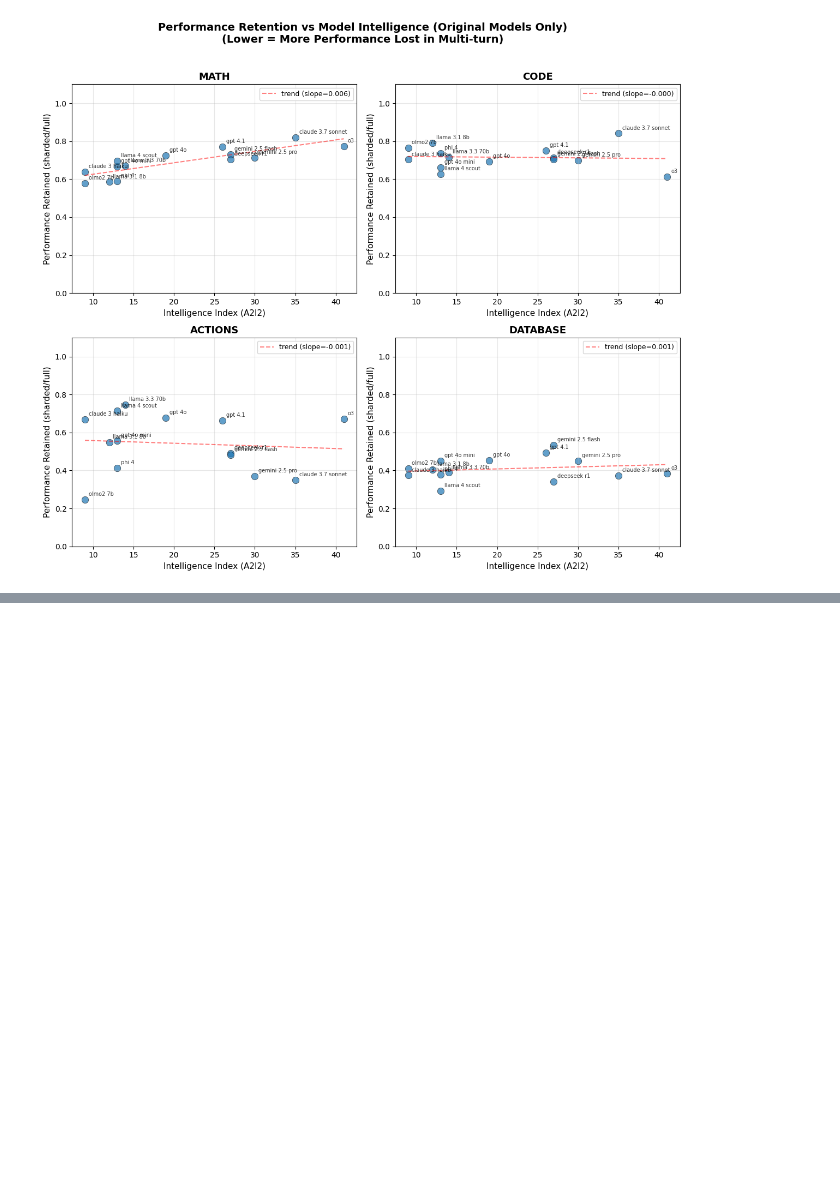
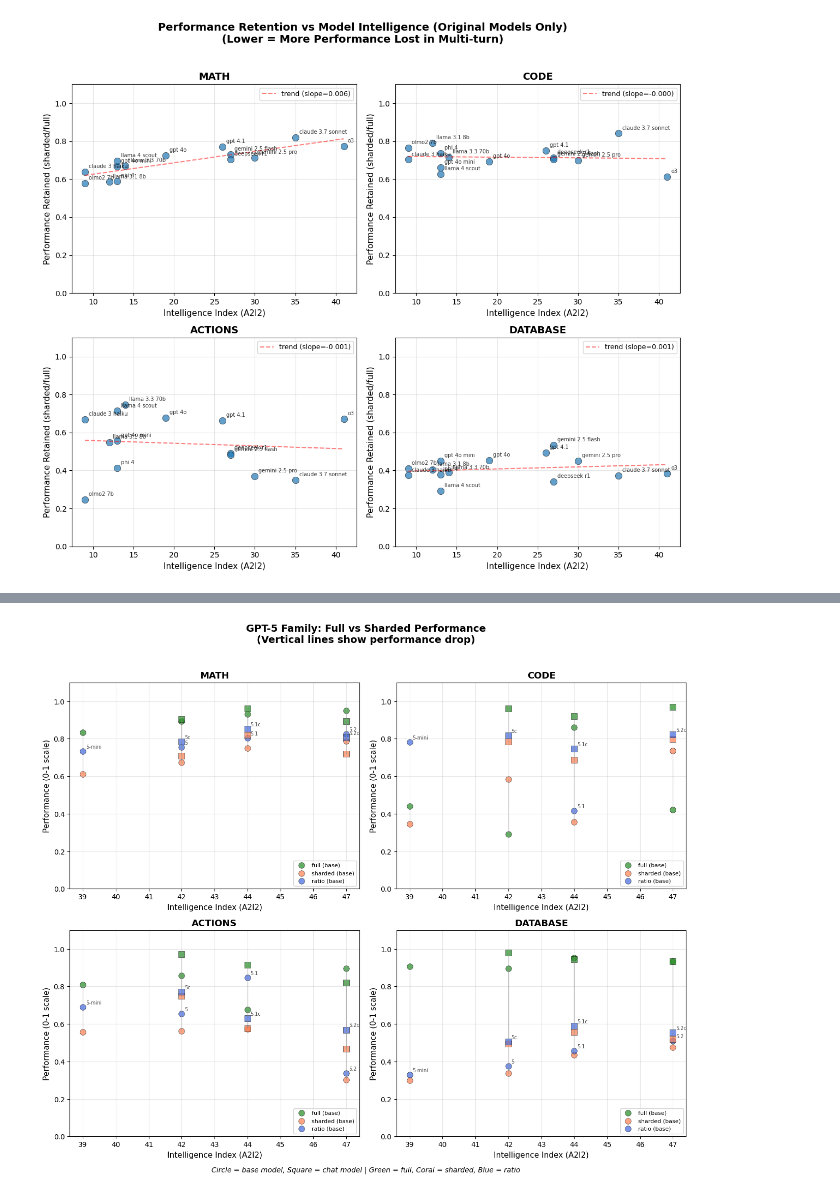
Before and after one commit to matt-seb-ho/ctx_editor, a Jupyter notebook: notebooks/plot_against_capacity.ipynb, the cells around one changed output, grey strips where cells are left out. Drawn from its saved outputs; the diff is of its cells as text; code cells hidden in the pictures; blank space fills up the shorter version.

```diff
--- a/notebooks/plot_against_capacity.ipynb
+++ b/notebooks/plot_against_capacity.ipynb
@@ -294,0 +546,68 @@ plt.show()
+# %%
+# =============================================================================
+# FIGURE: GPT-5 Family - Full, Sharded, and Ratio
+# =============================================================================
+fig, axes = plt.subplots(2, 2, figsize=(13, 11))
+axes = axes.flatten()
+
+colors = {'full': 'forestgreen', 'sharded': 'coral', 'ratio': 'royalblue'}
+markers = {'base': 'o', 'chat': 's'}
+
+for ax, task in zip(axes, tasks_of_interest):
+    task_df = df_gpt5_normalized[df_gpt5_normalized["task"] == task].copy()
+
+    # Separate base and chat
+    task_df["variant"] = task_df["model"].apply(lambda x: "chat" if "-chat" in x else "base")
+
+    for variant in ["base", "chat"]:
+        vdf = task_df[task_df["variant"] == variant]
+        marker = markers[variant]
+
+        # Plot full performance (green)
+        ax.scatter(vdf["intelligence"], vdf["full"],
+                   s=70, alpha=0.7, edgecolors='black', linewidth=0.5,
+                   color=colors['full'], marker=marker,
+                   label=f"full ({variant})" if variant == "base" else None)
+
+        # Plot sharded performance (coral/red)
+        ax.scatter(vdf["intelligence"], vdf["sharded"],
+                   s=70, alpha=0.7, edgecolors='black', linewidth=0.5,
+                   color=colors['sharded'], marker=marker,
+                   label=f"sharded ({variant})" if variant == "base" else None)
+
+        # Plot ratio (blue) - on secondary y-axis conceptually but keep on same scale
+        ax.scatter(vdf["intelligence"], vdf["proportion_retained"],
+                   s=70, alpha=0.7, edgecolors='black', linewidth=0.5,
+                   color=colors['ratio'], marker=marker,
+                   label=f"ratio ({variant})" if variant == "base" else None)
+
+        # Connect full->sharded with lines for each model
+        for _, row in vdf.iterrows():
+            ax.plot([row["intelligence"], row["intelligence"]],
+                    [row["full"], row["sharded"]],
+                    color='gray', alpha=0.3, linewidth=1, linestyle='-')
+
+    # Add model labels (only for ratio points to reduce clutter)
+    for _, row in task_df.iterrows():
+        label = row["model"].replace("gpt-", "").replace("-chat", "c")
+        ax.annotate(label, (row["intelligence"], row["proportion_retained"]),
+                    fontsize=7, alpha=0.7, xytext=(4, 4), textcoords='offset points')
+
+    ax.set_xlabel("Intelligence Index (A2I2)", fontsize=11)
+    ax.set_ylabel("Performance (0-1 scale)", fontsize=11)
+    ax.set_title(f"{task.upper()}", fontsize=13, fontweight='bold')
+    ax.grid(True, alpha=0.3)
+    ax.set_ylim(0, 1.1)
+    ax.legend(loc='lower right', fontsize=8)
+
+# Add legend explanation
+fig.text(0.5, 0.02, "Circle = base model, Square = chat model | Green = full, Coral = sharded, Blue = ratio",
+         ha='center', fontsize=10, style='italic')
+
+plt.suptitle("GPT-5 Family: Full vs Sharded Performance\n(Vertical lines show performance drop)",
+             fontsize=14, fontweight='bold', y=1.0)
+plt.tight_layout(rect=[0, 0.03, 1, 0.98])
+plt.savefig("gpt5_full_sharded_ratio.png", dpi=150, bbox_inches='tight')
+plt.show()
+# %% [output]
+[figure, added]
```
Also changed, not shown: parts of 12 cells of this notebook, 17 other files.
